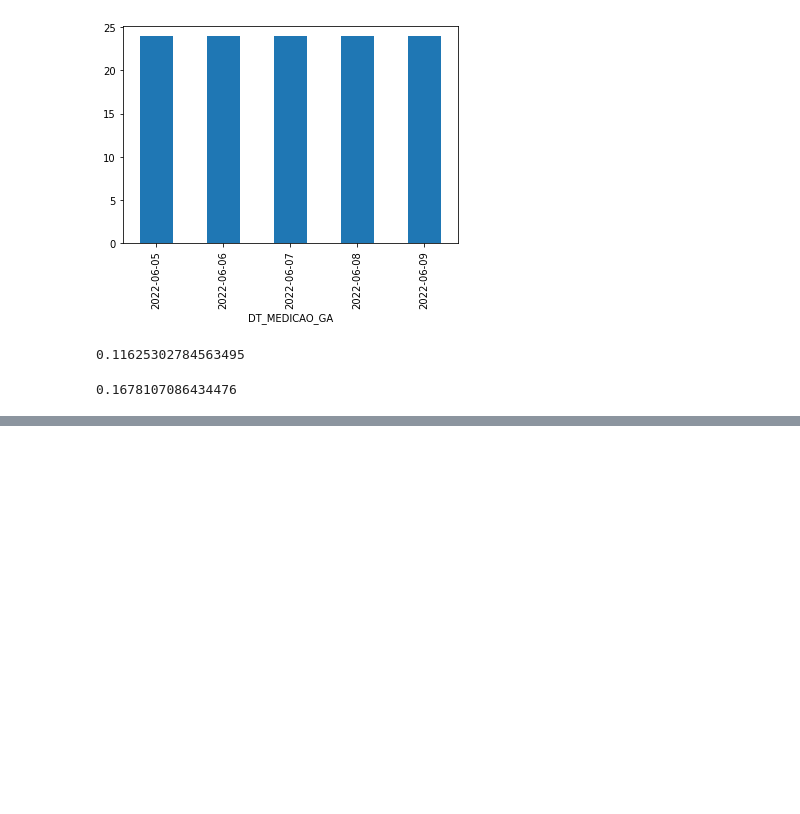
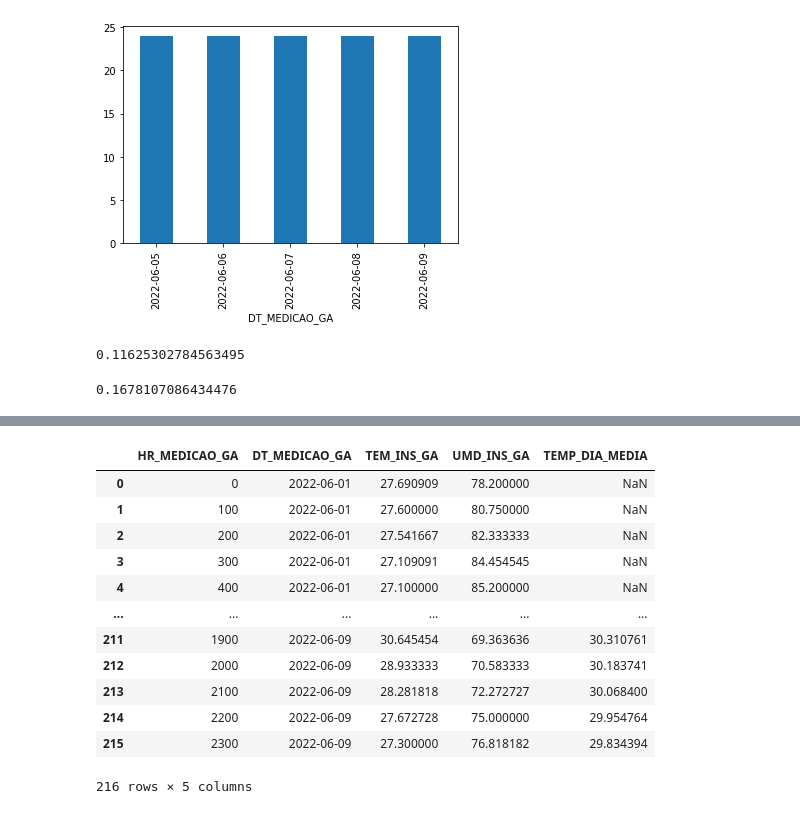
Before and after one commit to garoa-startup/analis_dos_dados, a Jupyter notebook: analise.ipynb, the cells around one changed output, grey strips where cells are left out. Saved outputs shown, nothing was run; the diff lists cells and outputs as text; code cells hidden in the pictures; blank space fills up the shorter version.

```diff
--- a/analise.ipynb
+++ b/analise.ipynb
@@ -97,0 +113,17 @@ AttributeError: 'Line2D' object has no property 'lable'
+# %%
+garoa['TEMP_DIA_MEDIA'] = garoa['TEM_INS_GA'].rolling(24).mean()
+garoa
+# %% [output]
+|  | HR_MEDICAO_GA | DT_MEDICAO_GA | TEM_INS_GA | UMD_INS_GA | TEMP_DIA_MEDIA |
+| 0 | 0 | 2022-06-01 | 27.690909 | 78.200000 | NaN |
+| 1 | 100 | 2022-06-01 | 27.600000 | 80.750000 | NaN |
+| 2 | 200 | 2022-06-01 | 27.541667 | 82.333333 | NaN |
+| 3 | 300 | 2022-06-01 | 27.109091 | 84.454545 | NaN |
+| 4 | 400 | 2022-06-01 | 27.100000 | 85.200000 | NaN |
+| ... | ... | ... | ... | ... | ... |
+| 211 | 1900 | 2022-06-09 | 30.645454 | 69.363636 | 30.310761 |
+| 212 | 2000 | 2022-06-09 | 28.933333 | 70.583333 | 30.183741 |
+| 213 | 2100 | 2022-06-09 | 28.281818 | 72.272727 | 30.068400 |
+| 214 | 2200 | 2022-06-09 | 27.672728 | 75.000000 | 29.954764 |
+| 215 | 2300 | 2022-06-09 | 27.300000 | 76.818182 | 29.834394 |
+216 rows × 5 columns
```
Also changed, not shown: parts of 5 cells of this notebook, 1 other file.
